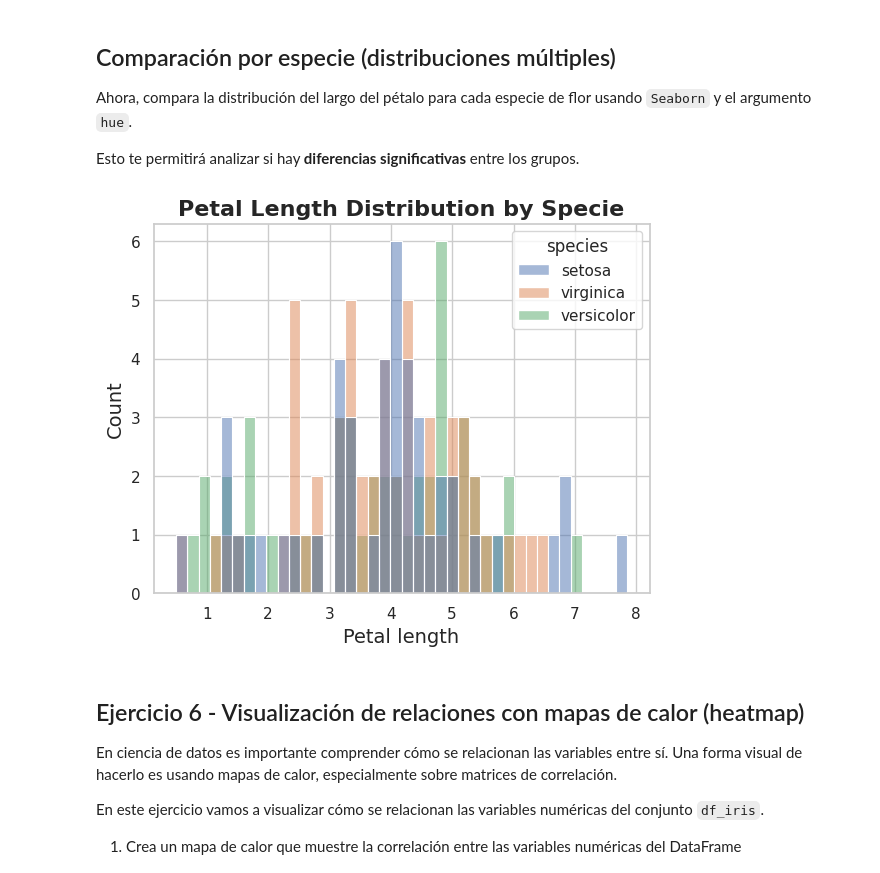
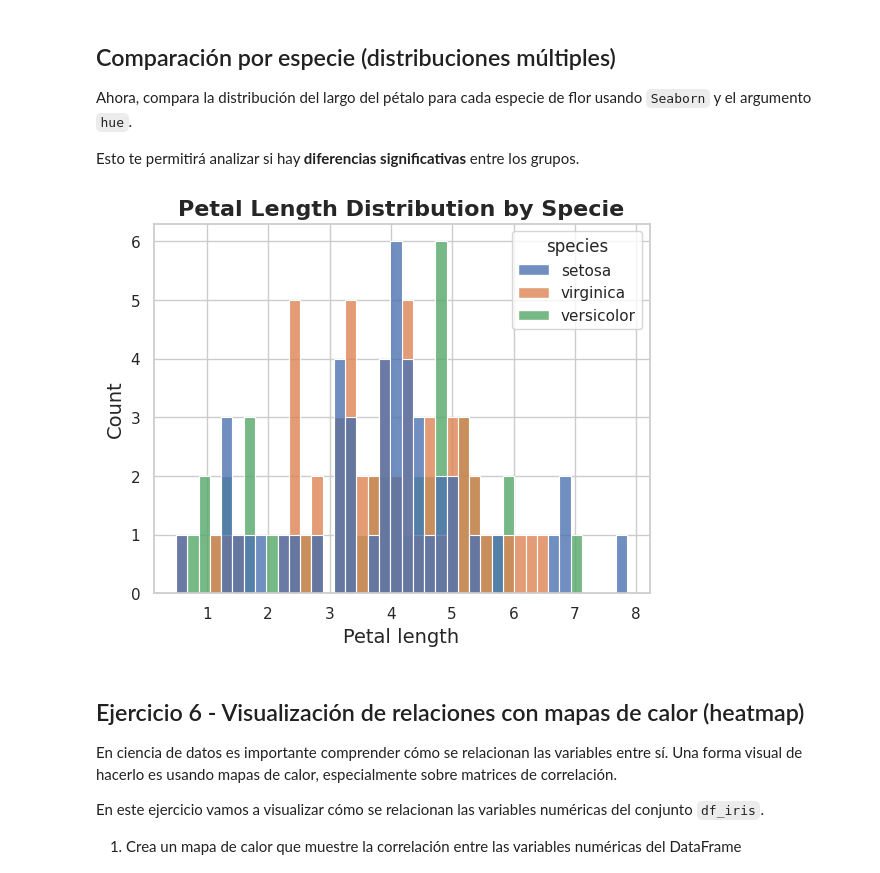
Before and after one commit to 4GeeksAcademy/iagorivadulla-visualization-exercises-with-matplot-and-seaborn, a Jupyter notebook: notebook/problems.es.ipynb, the cells around one changed output. Saved outputs shown, nothing was run; the diff lists cells and outputs as text; code cells hidden in the pictures.

```diff
--- a/notebook/problems.es.ipynb
+++ b/notebook/problems.es.ipynb
@@ -233,15 +227,15 @@ Ahora, compara la distribución del largo del pétalo para cada especie de flor
 
 Esto te permitirá analizar si hay **diferencias significativas** entre los grupos.
 # %%
-# tu código
+
 sns.set_style('whitegrid')
-sns.histplot(data = df_iris, x = 'petal_length', hue='species', bins = 40)
+sns.histplot(data = df_iris, x = 'petal_length', hue='species', bins = 40, alpha = 0.8)
 plt.title('Petal Length Distribution by Specie', fontsize = 16, fontweight = 'bold' )
 plt.xlabel('Petal length', fontsize = 14)
 plt.ylabel('Count', fontsize = 14)
 plt.show()
 # %% [output]
-[figure, old version]
+[figure, new version]
 # %% [markdown]
 ## Ejercicio 6 - Visualización de relaciones con mapas de calor (heatmap)
 
```
Also changed, not shown: parts of 12 cells of this notebook.
